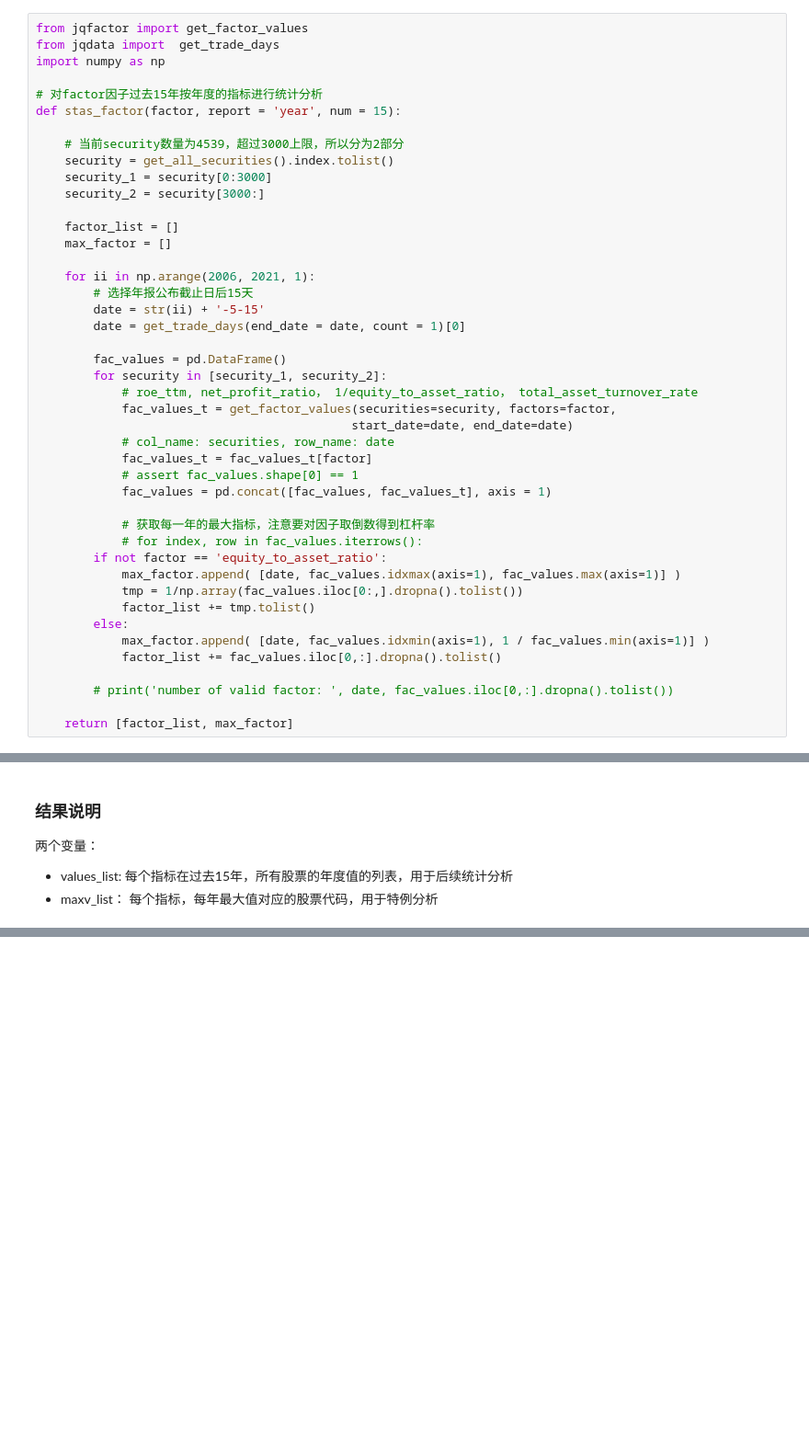
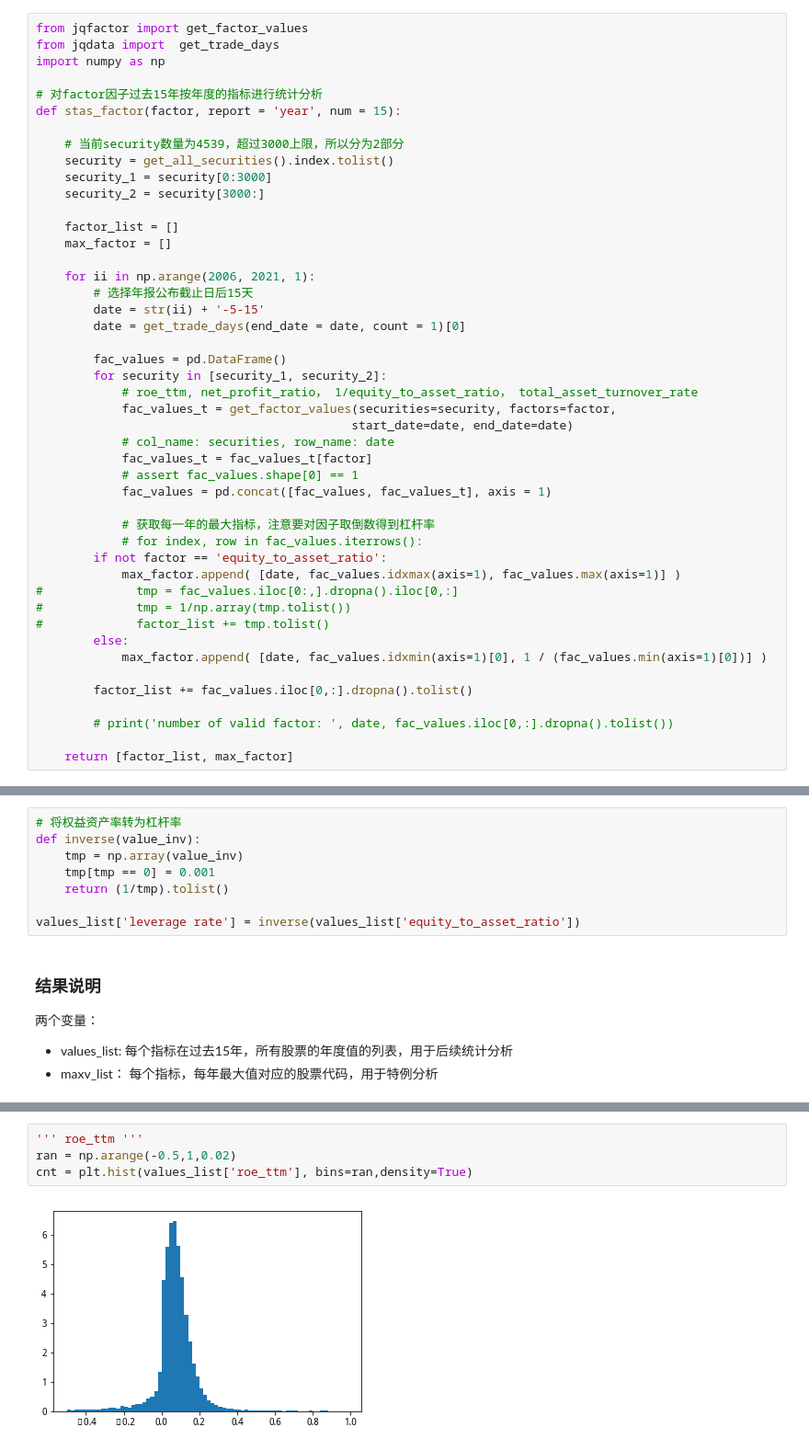
Before and after one commit to John2016/stock_scripts, a Jupyter notebook: research/roe stats.ipynb, the cells around one changed output, grey strips where cells are left out. Shown: that part at 92% size. Cells and saved outputs as stored; diff of their text form; blank space fills up the shorter version.

```diff
--- a/research/roe stats.ipynb
+++ b/research/roe stats.ipynb
@@ -68,11 +93,13 @@ def stas_factor(factor, report = 'year', num = 15):
             # for index, row in fac_values.iterrows():
         if not factor == 'equity_to_asset_ratio':
             max_factor.append( [date, fac_values.idxmax(axis=1), fac_values.max(axis=1)] )
-            tmp = 1/np.array(fac_values.iloc[0:,].dropna().tolist())
-            factor_list += tmp.tolist()
+#             tmp = fac_values.iloc[0:,].dropna().iloc[0,:]
+#             tmp = 1/np.array(tmp.tolist())
+#             factor_list += tmp.tolist()
         else:
-            max_factor.append( [date, fac_values.idxmin(axis=1), 1 / fac_values.min(axis=1)] )
-            factor_list += fac_values.iloc[0,:].dropna().tolist()
+            max_factor.append( [date, fac_values.idxmin(axis=1)[0], 1 / (fac_values.min(axis=1)[0])] )
+
+        factor_list += fac_values.iloc[0,:].dropna().tolist()
 
         # print('number of valid factor: ', date, fac_values.iloc[0,:].dropna().tolist())
 
@@ -96,3 +126,11 @@ for factor in fac_list:
+# %%
+# 将权益资产率转为杠杆率
+def inverse(value_inv):
+    tmp = np.array(value_inv)
+    tmp[tmp == 0] = 0.001
+    return (1/tmp).tolist()
+
+values_list['leverage rate'] = inverse(values_list['equity_to_asset_ratio'])
 # %% [markdown]
 ### 结果说明
 两个变量：
@@ -101,0 +142,6 @@ for factor in fac_list:
+# %%
+''' roe_ttm '''
+ran = np.arange(-0.5,1,0.02)
+cnt = plt.hist(values_list['roe_ttm'], bins=ran,density=True)
+# %% [output]
+[figure, added]
```
Also changed, not shown: parts of 32 cells of this notebook, 1 other file.
